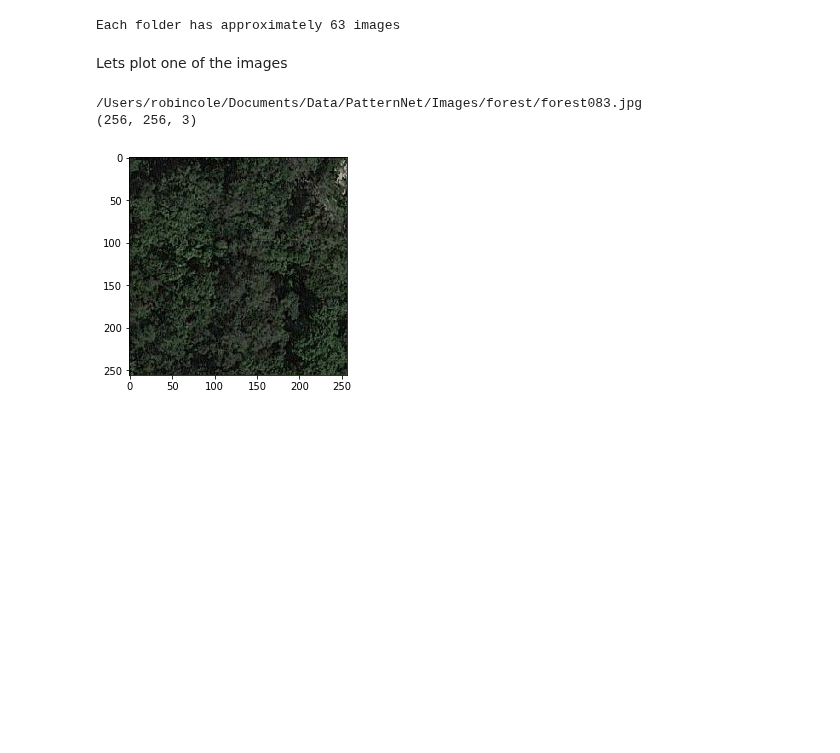
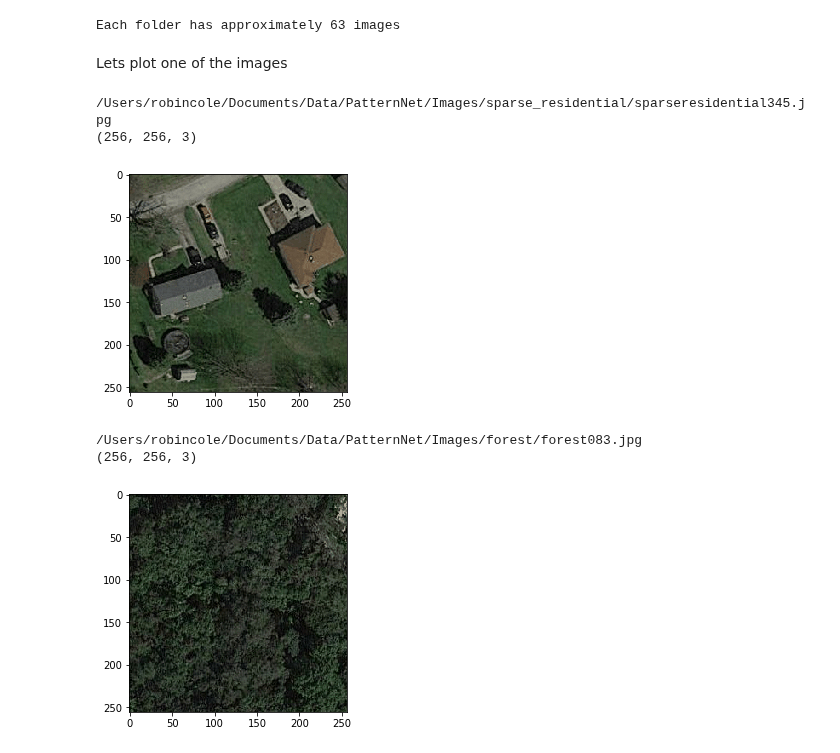
Before and after one commit to satellite-image-deep-learning/techniques, a Jupyter notebook: tensorflow/Tensorflow transfer learning 16-4-2018.ipynb, the cells around one changed output. Cells and saved outputs as stored; diff of their text form; code cells hidden in the pictures; blank space fills up the shorter version.

```diff
--- a/tensorflow/Tensorflow transfer learning 16-4-2018.ipynb
+++ b/tensorflow/Tensorflow transfer learning 16-4-2018.ipynb
@@ -47,6 +45,16 @@ print("Each folder has approximately {} images".format(len(os.path.join(data_pat
 Each folder has approximately 63 images
 # %% [markdown]
 Lets plot one of the images
+# %%
+img_path = glob.glob(data_path + '/sparse_residential/*', recursive=True)[0]
+print(img_path)
+img = plt.imread(img_path)
+print(img.shape)
+plt.imshow(img);
+# %% [output]
+/Users/robincole/Documents/Data/PatternNet/Images/sparse_residential/sparseresidential345.jpg
+(256, 256, 3)
+[figure, added]
 # %%
 img_path = glob.glob(data_path + '/forest/*', recursive=True)[0]
 print(img_path)
```
Also changed, not shown: parts of 8 cells of this notebook, 2 other files.
